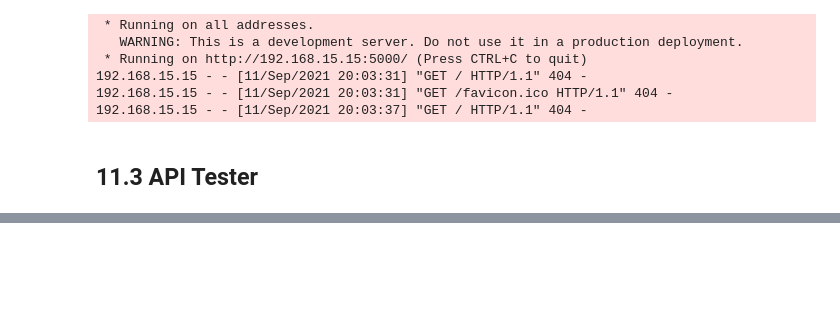
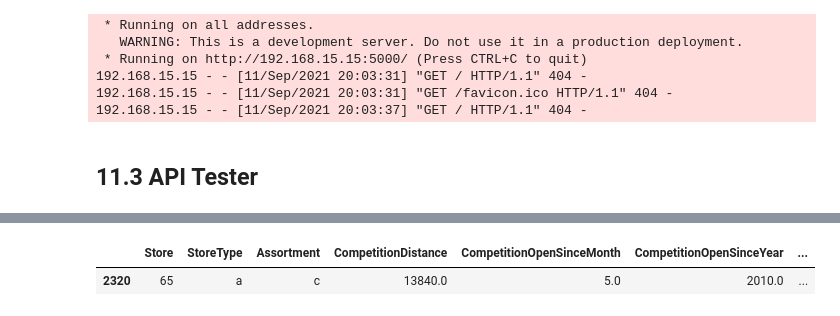
Before and after one commit to rafael-asousa/Sales-Prediction, a Jupyter notebook: notebook/Notebook-Sales-Prediction.ipynb, the cells around one changed output, grey strips where cells are left out. Saved outputs shown, nothing was run; the diff lists cells and outputs as text; code cells hidden in the pictures; blank space fills up the shorter version.

```diff
--- a/notebook/Notebook-Sales-Prediction.ipynb
+++ b/notebook/Notebook-Sales-Prediction.ipynb
@@ -1368,0 +1451,23 @@ if __name__ == '__main__':
+# %%
+def load_dataset( store_id ):
+
+    dfx = pd.read_csv('./test.csv')
+    df_raw_store = pd.read_csv('./store.csv', low_memory=False)
+    dfx_complete = pd.merge(df_raw_store, dfx, how='left', on='Store')
+
+    api_test_data = dfx_complete[dfx_complete['Store'] == store_id ]
+
+    if not api_test_data.empty:
+
+        api_test_data = api_test_data[api_test_data['Open'] != 0]
+        api_test_data = api_test_data[~api_test_data['Open'].isnull()] #there are some NaN in Open column to get rid off
+        api_test_data = api_test_data.drop('Id', axis=1)
+
+        data_to_api = json.dumps( api_test_data.to_dict( orient='records' ) )
+
+    else:
+        data_to_api = 'error'
+
+    return data_to_api, dfx_complete
+# %%
+df1, dfx_complete = load_dataset(12)
@@ -1368,0 +1496,5 @@ if __name__ == '__main__':
+# %%
+dfx_complete[dfx_complete['Store'] == int('65') ]
+# %% [output]
+|  | Store | StoreType | Assortment | CompetitionDistance | CompetitionOpenSinceMonth | CompetitionOpenSinceYear | ... |
+| 2320 | 65 | a | c | 13840.0 | 5.0 | 2010.0 | ... |
```
Also changed, not shown: parts of 10 cells of this notebook, 3 other files.
